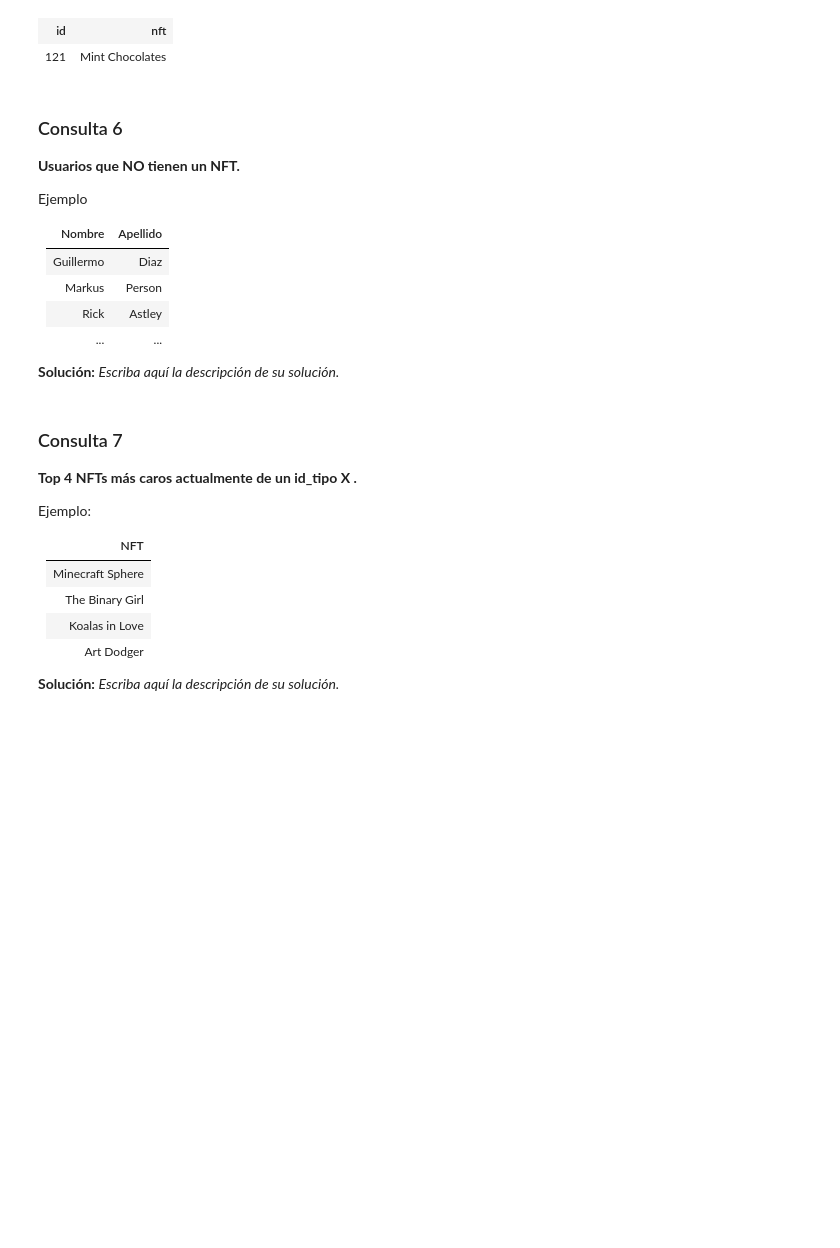
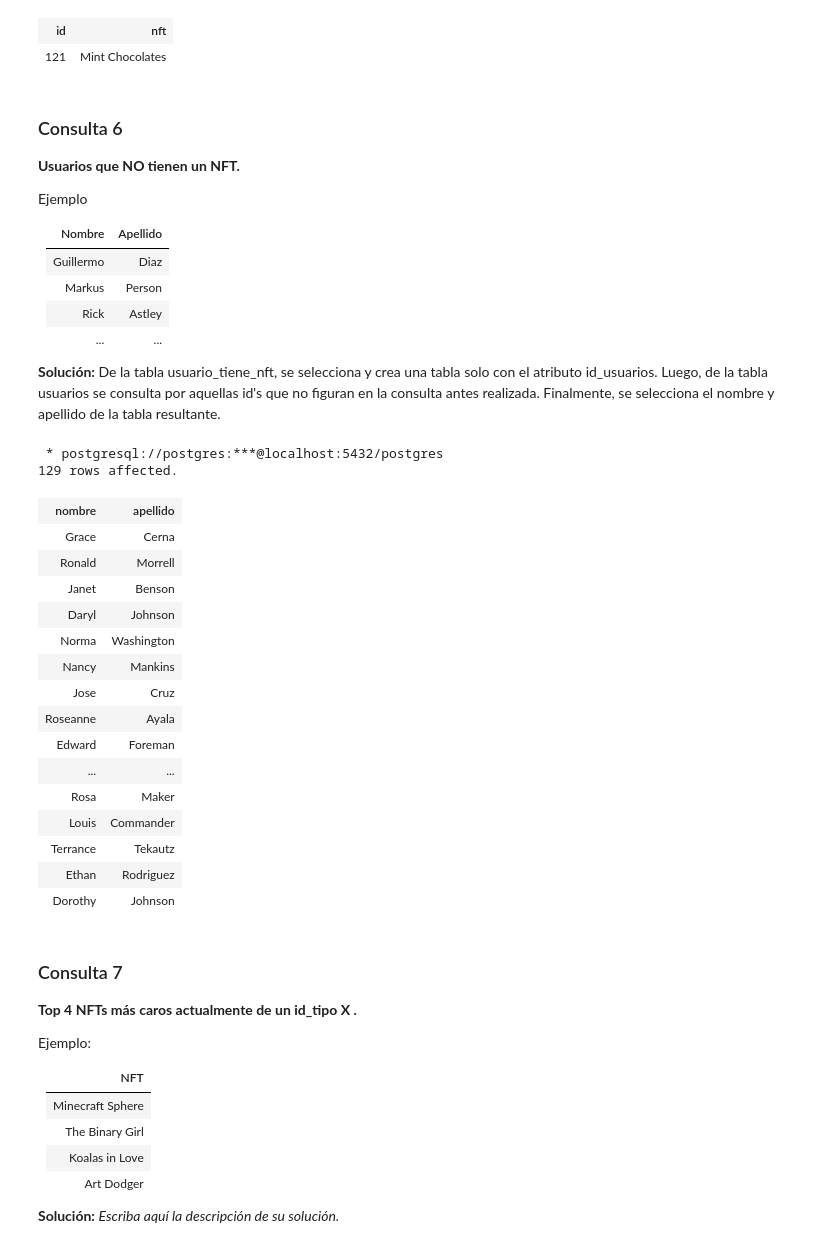
Before and after one commit to iwayato/Tareas-INF239-G08-2022-1, a Jupyter notebook: Tarea_1_Grupo08/Tarea1_Grupo08.ipynb, the cells around one changed output. Drawn from its saved outputs; the diff is of its cells as text; code cells hidden in the pictures; blank space fills up the shorter version.

Commit message:
Realizada consulta 6

```diff
--- a/Tarea_1_Grupo08/Tarea1_Grupo08.ipynb
+++ b/Tarea_1_Grupo08/Tarea1_Grupo08.ipynb
@@ -475,4 +475,4 @@ Ejemplo
 |Rick   | Astley |
 |... | ...|
 
-**Solución:** _Escriba aquí la descripción de su solución._
+**Solución:** De la tabla usuario_tiene_nft, se selecciona y crea una tabla solo con el atributo id_usuarios. Luego, de la tabla usuarios se consulta por aquellas id's que no figuran en la consulta antes realizada. Finalmente, se selecciona el nombre y apellido de la tabla resultante.
@@ -487,3 +479,34 @@ WHERE
+# %%
+%%sql
+SELECT
+    nombre, apellido
+FROM
+    usuarios
+WHERE ID_usuario NOT IN (
+    SELECT
+        ID_usuario
+    FROM
+        usuario_tiene_NFT
+)
+# %% [output]
+ * postgresql://postgres:***@localhost:5432/postgres
+129 rows affected.
+| nombre | apellido |
+| Grace | Cerna |
+| Ronald | Morrell |
+| Janet | Benson |
+| Daryl | Johnson |
+| Norma | Washington |
+| Nancy | Mankins |
+| Jose | Cruz |
+| Roseanne | Ayala |
+| Edward | Foreman |
+| ... | ... |
+| Rosa | Maker |
+| Louis | Commander |
+| Terrance | Tekautz |
+| Ethan | Rodriguez |
+| Dorothy | Johnson |
 # %% [markdown]
 ### Consulta 7
 **Top 4 NFTs más caros actualmente de un id_tipo X .**
```
Also changed, not shown: parts of 1 cell of this notebook.
